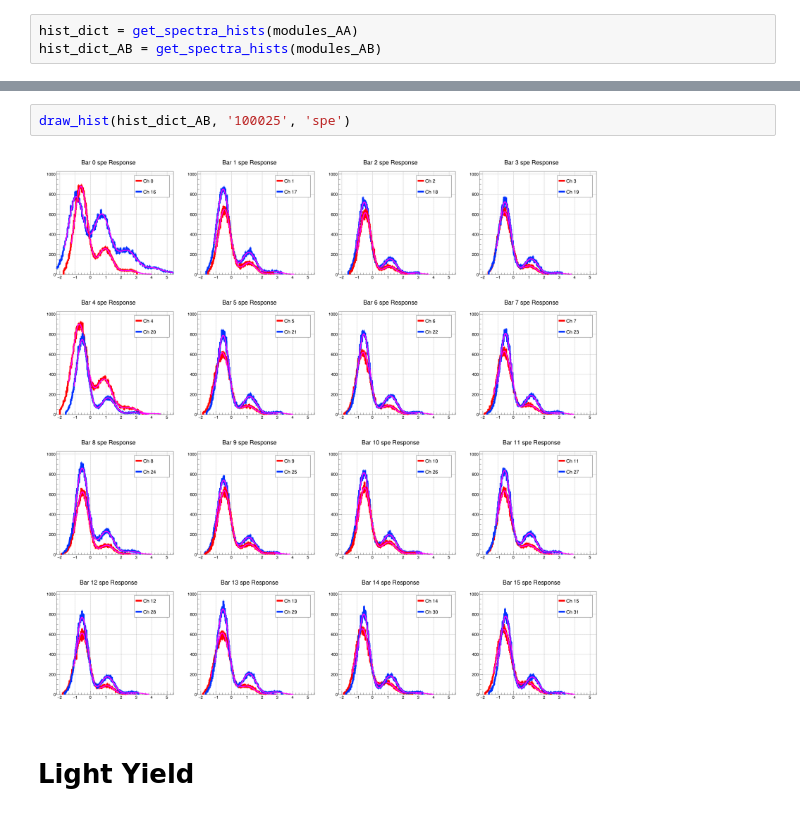
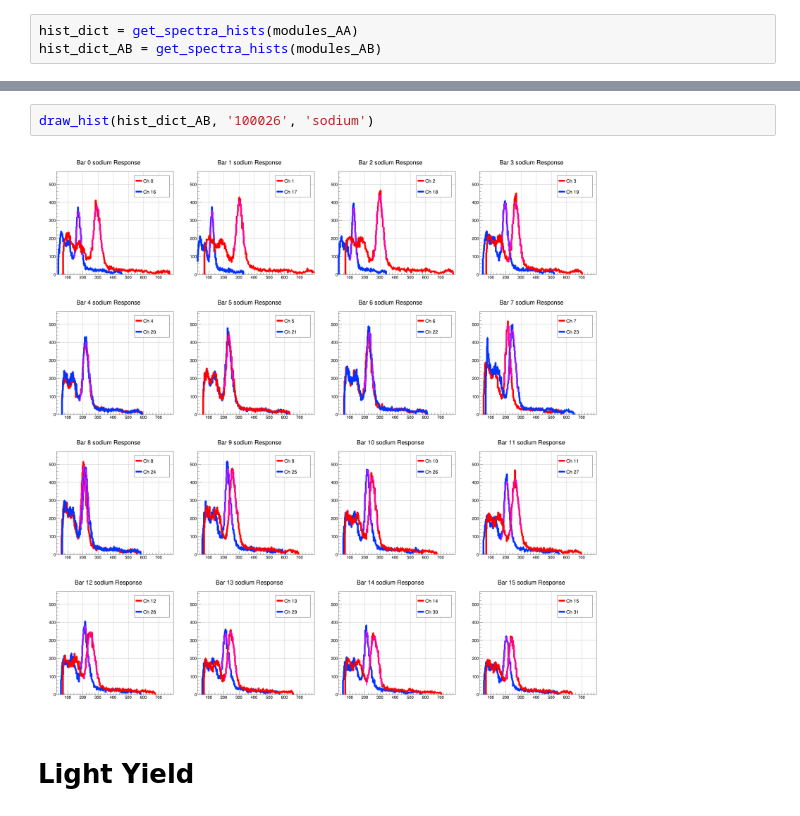
Before and after one commit to psimmerl/module_testing, a Jupyter notebook: notebooks/spectra_LY_calibration_Alex.ipynb, the cells around one changed output, grey strips where cells are left out. Cells and saved outputs as stored; diff of their text form.

```diff
--- a/notebooks/spectra_LY_calibration_Alex.ipynb
+++ b/notebooks/spectra_LY_calibration_Alex.ipynb
@@ -493,7 +493,7 @@ draw_hist(hist_dict, '100025', 'sodium')
 # %%
-draw_hist(hist_dict_AB, '100025', 'spe')
+draw_hist(hist_dict_AB, '100026', 'sodium')
 # %% [output]
-[figure, old version]
+[figure, new version]
 # %% [markdown]
 # Light Yield
 # %%
```
Also changed, not shown: parts of 22 cells of this notebook.
